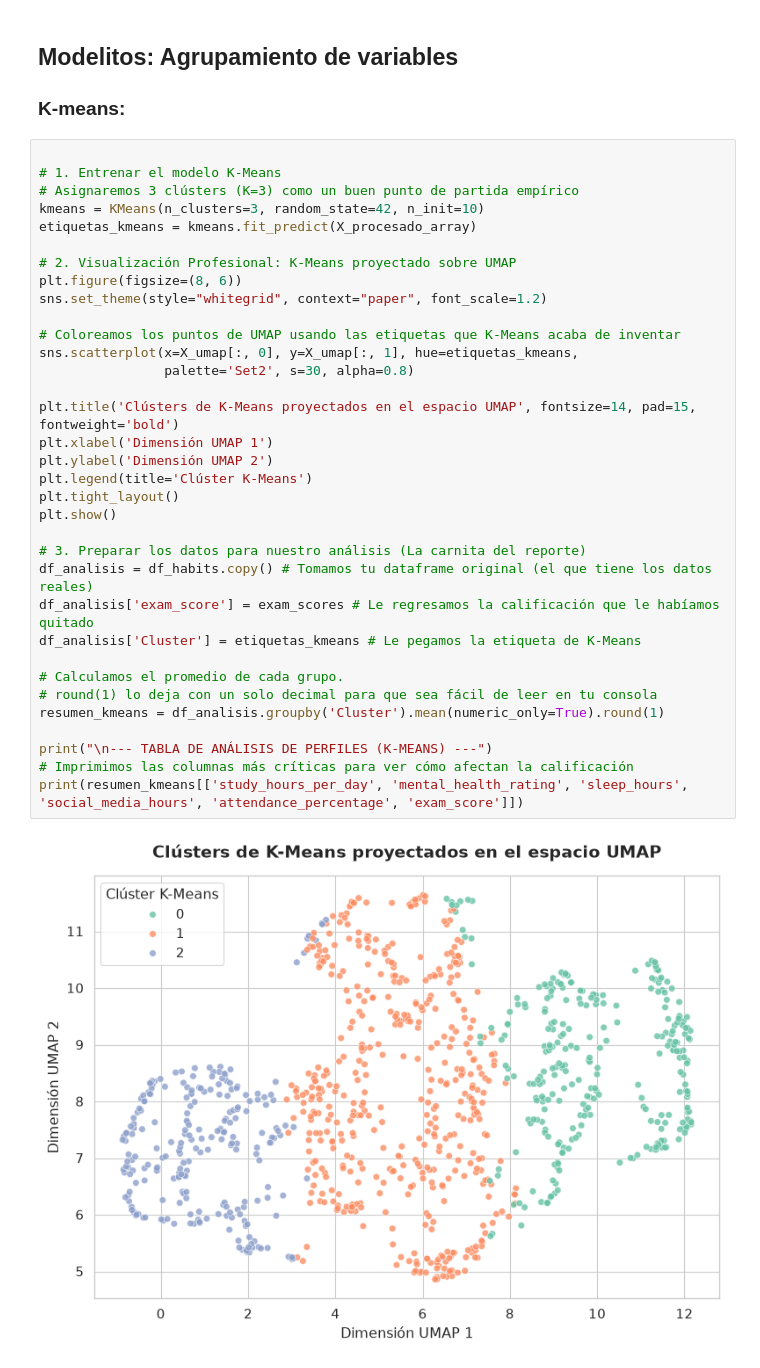
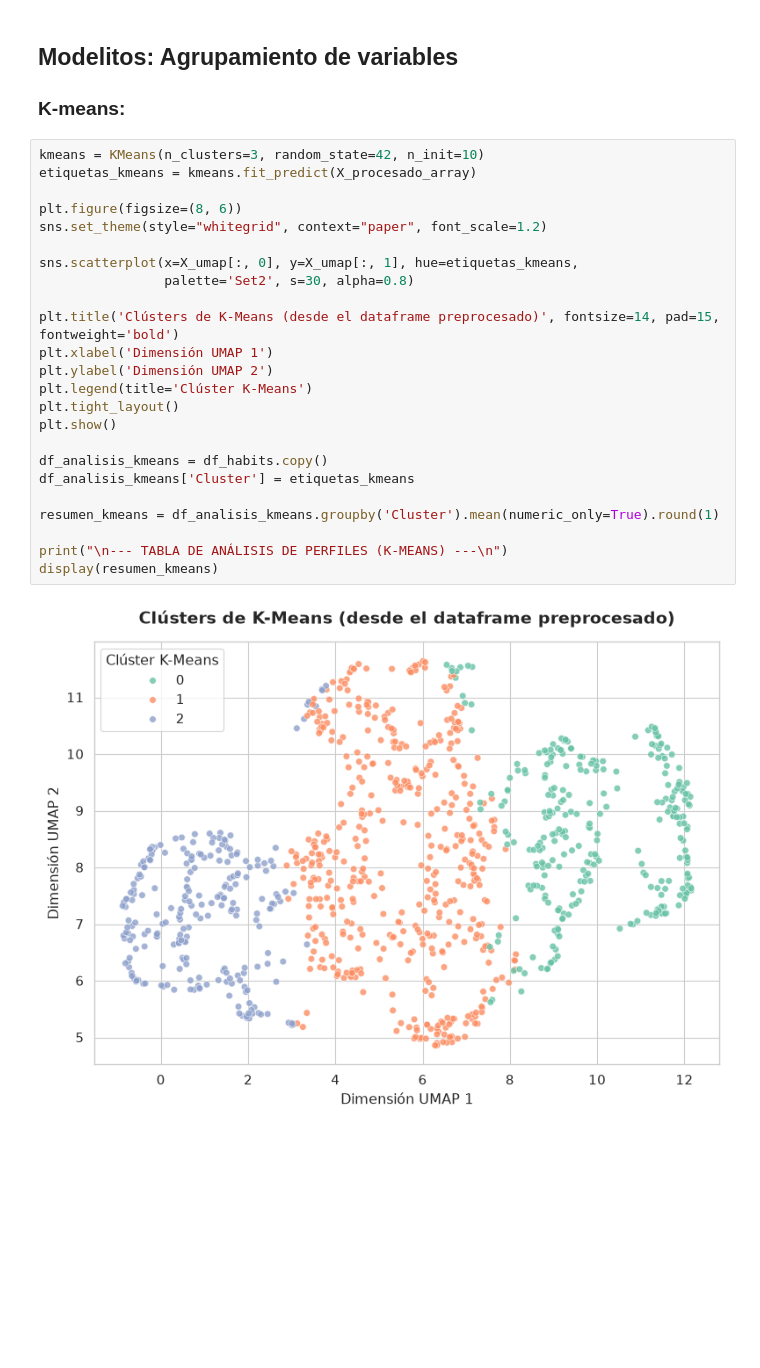
Before and after one commit to gapalfaro-cmyk/Proyecto-de-fin-de-modulo-6---Alfaro-Badillo-Cruz-Perez-Rupit, a Jupyter notebook: Modulo_VI_Equipo_15_Habits.ipynb, the cells around one changed output. Cells and saved outputs as stored; diff of their text form; blank space fills up the shorter version.

Commit message:
analisis umap+kmeans terminado

```diff
--- a/Modulo_VI_Equipo_15_Habits.ipynb
+++ b/Modulo_VI_Equipo_15_Habits.ipynb
@@ -397,39 +397,29 @@ plt.show()
 
 ### K-means:
 # %%
-
-# 1. Entrenar el modelo K-Means
-# Asignaremos 3 clústers (K=3) como un buen punto de partida empírico
 kmeans = KMeans(n_clusters=3, random_state=42, n_init=10)
 etiquetas_kmeans = kmeans.fit_predict(X_procesado_array)
 
-# 2. Visualización Profesional: K-Means proyectado sobre UMAP
 plt.figure(figsize=(8, 6))
 sns.set_theme(style="whitegrid", context="paper", font_scale=1.2)
 
-# Coloreamos los puntos de UMAP usando las etiquetas que K-Means acaba de inventar
 sns.scatterplot(x=X_umap[:, 0], y=X_umap[:, 1], hue=etiquetas_kmeans,
                 palette='Set2', s=30, alpha=0.8)
 
-plt.title('Clústers de K-Means proyectados en el espacio UMAP', fontsize=14, pad=15, fontweight='bold')
+plt.title('Clústers de K-Means (desde el dataframe preprocesado)', fontsize=14, pad=15, fontweight='bold')
 plt.xlabel('Dimensión UMAP 1')
 plt.ylabel('Dimensión UMAP 2')
 plt.legend(title='Clúster K-Means')
 plt.tight_layout()
 plt.show()
 
-# 3. Preparar los datos para nuestro análisis (La carnita del reporte)
-df_analisis = df_habits.copy() # Tomamos tu dataframe original (el que tiene los datos reales)
-df_analisis['exam_score'] = exam_scores # Le regresamos la calificación que le habíamos quitado
-df_analisis['Cluster'] = etiquetas_kmeans # Le pegamos la etiqueta de K-Means
+df_analisis_kmeans = df_habits.copy()
+df_analisis_kmeans['Cluster'] = etiquetas_kmeans
 
-# Calculamos el promedio de cada grupo.
-# round(1) lo deja con un solo decimal para que sea fácil de leer en tu consola
-resumen_kmeans = df_analisis.groupby('Cluster').mean(numeric_only=True).round(1)
+resumen_kmeans = df_analisis_kmeans.groupby('Cluster').mean(numeric_only=True).round(1)
 
-print("\n--- TABLA DE ANÁLISIS DE PERFILES (K-MEANS) ---")
-# Imprimimos las columnas más críticas para ver cómo afectan la calificación
-print(resumen_kmeans[['study_hours_per_day', 'mental_health_rating', 'sleep_hours', 'social_media_hours', 'attendance_percentage', 'exam_score']])
+print("\n--- TABLA DE ANÁLISIS DE PERFILES (K-MEANS) ---\n")
+display(resumen_kmeans)
 # %% [output]
-[figure, old version]
+[figure, new version]
 --- TABLA DE ANÁLISIS DE PERFILES (K-MEANS) ---
```
Also changed, not shown: parts of 7 cells of this notebook, 2 other files.
